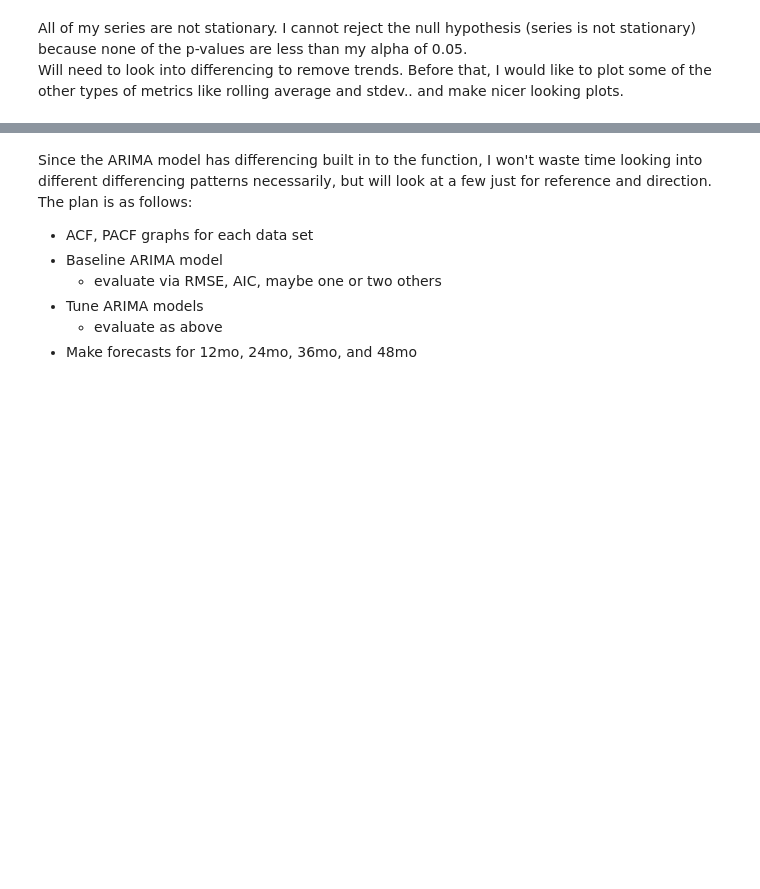
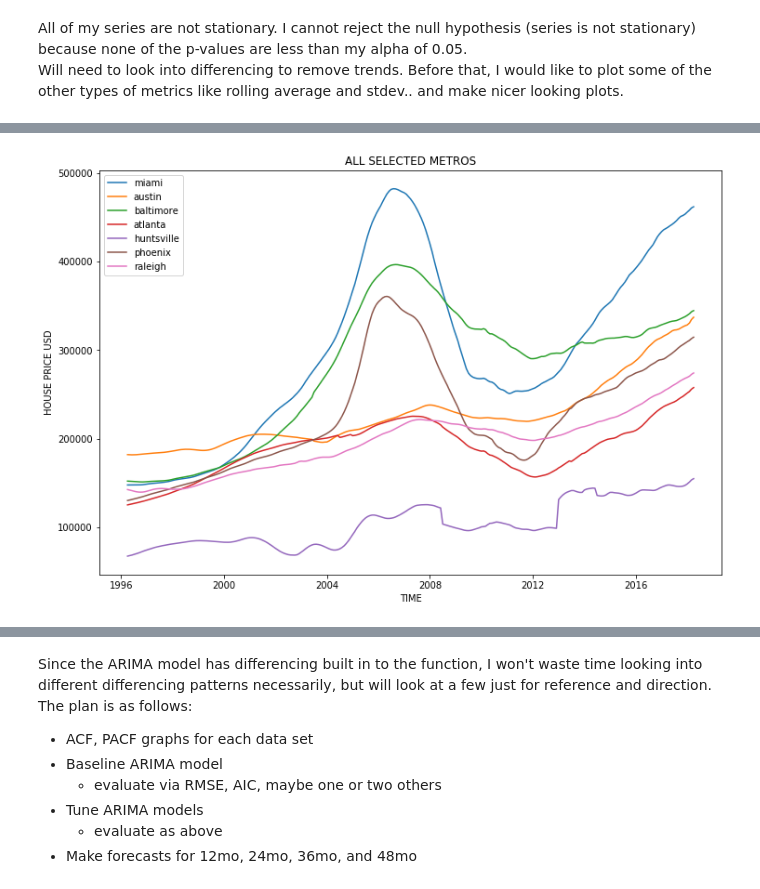
Before and after one commit to daveajstearns/mod4_project, a Jupyter notebook: starter_notebook.ipynb, the cells around one changed output, grey strips where cells are left out. Cells and saved outputs as stored; diff of their text form; code cells hidden in the pictures; blank space fills up the shorter version.

```diff
--- a/starter_notebook.ipynb
+++ b/starter_notebook.ipynb
@@ -569,0 +529,3 @@ Will need to look into differencing to remove trends. Before that, I would like
+# %%
+cities = miami.copy()
+cities.head()
@@ -569,0 +540,13 @@ Will need to look into differencing to remove trends. Before that, I would like
+# %%
+cities = rename_column(cities,'value','miami')
+# %%
+cities['austin'] = austin.values
+cities['baltimore'] = baltimore.values
+cities['atlanta'] = atlanta.values
+cities['huntsville'] = huntsville.values
+cities['phoenix'] = phoenix.values
+cities['raleigh'] = raleigh.values
+# %%
+plot_ts(cities,cities.columns)
+# %% [output]
+[figure, added]
```
Also changed, not shown: parts of 54 cells of this notebook.
